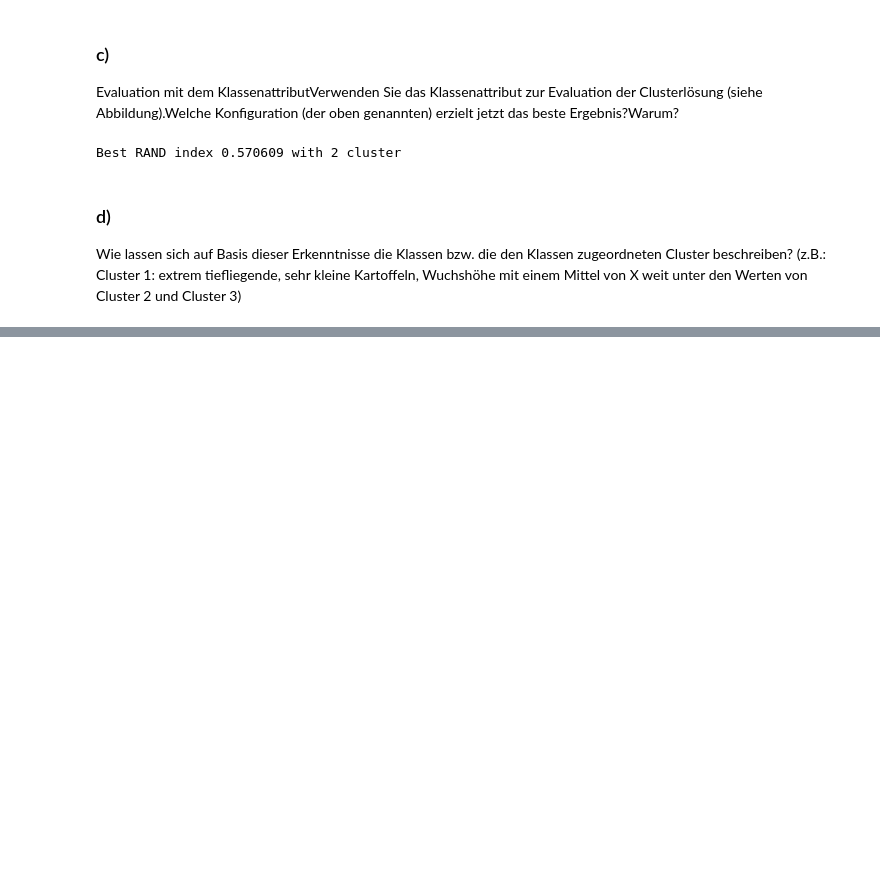
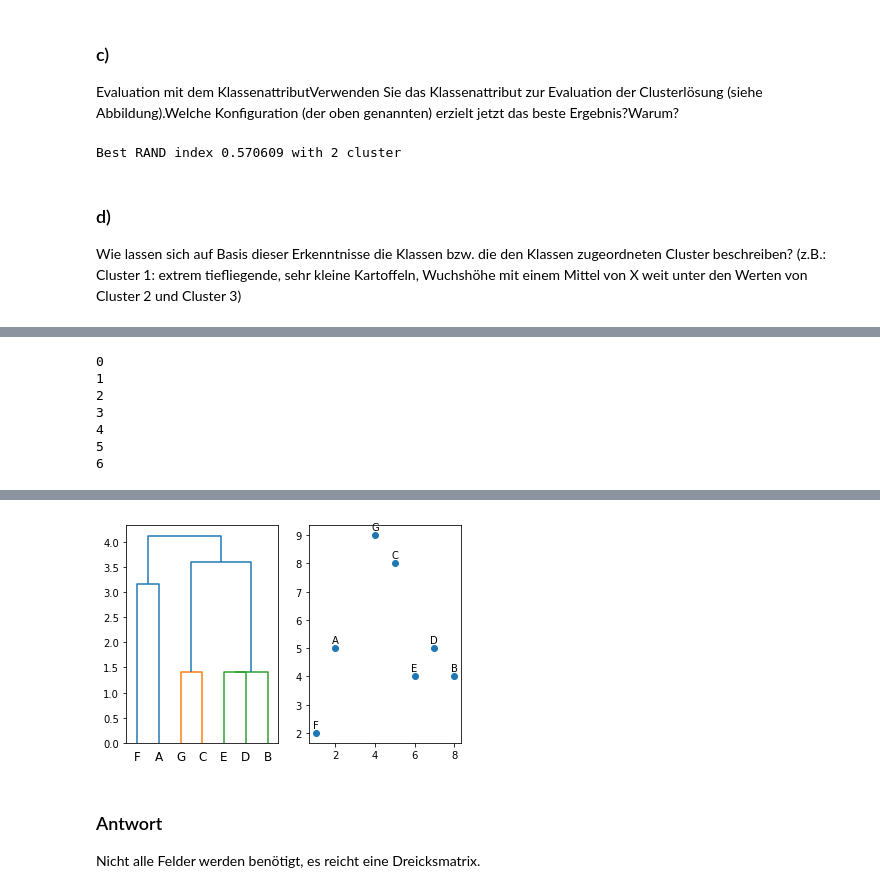
Before and after one commit to Wirtschaftsinformatik/DataMining, a Jupyter notebook: BI/Homework/Homework 3.ipynb, the cells around one changed output, grey strips where cells are left out. Drawn from its saved outputs; the diff is of its cells as text; code cells hidden in the pictures; blank space fills up the shorter version.

```diff
--- a/BI/Homework/Homework 3.ipynb
+++ b/BI/Homework/Homework 3.ipynb
@@ -261,0 +260,30 @@ jeweils zu erkennen sind.
+# %%
+import pandas as pd
+from sklearn.cluster import AgglomerativeClustering
+from scipy.cluster.hierarchy import dendrogram, linkage
+from matplotlib import pyplot as plt
+
+df = pd.DataFrame({
+	'index': ["A", "B", "C", "D", "E", "F", "G"],
+	'column_1': [2, 8, 5, 7, 6, 1, 4],
+	'column_2': [5, 4, 8, 5, 4, 2, 9]
+    # 'column_1': ["2", "8", "5", "7", "6", "1", "4"],
+	# 'column_2': ["5", "4", "8", "5", "4", "2", "9"]
+})
+print('Initial dataset\n')
+print(df)
+df = df.set_index('index')
+
+print('Final dataset\n')
+# agnes = AgglomerativeClustering(n_clusters=4,compute_distances=True, affinity="euclidean", linkage='complete').fit(df)
+# print(agnes.distances_)
+Z = linkage(df, method='complete', optimal_ordering=True)
+col_labels=["1. Punkt","2. Punkt", "Distanz", "Reihenfolge"]
+print('Linkage matrix\n')
+print(pd.DataFrame(Z, columns=col_labels))
+
+plt.clf()
+plt.figure(2, figsize=(10, 4))
+df['name'] = df.index
+col_labels=["1. Punkt","2. Punkt", "Distanz", "Reihenfolge"]
+pd.DataFrame(Z, columns=col_labels)
@@ -261,0 +317,20 @@ jeweils zu erkennen sind.
+# %%
+plt.subplot(1, 2, 1)
+
+dendrogram(Z, labels=df['name'])
+plt.subplot(1, 2, 2)
+plt.scatter(df['column_1'], df['column_2'])
+
+for n in range(0, len(df)):
+	print(n)
+	plt.annotate('{}'.format(df.iloc[n]['name']), df.iloc[n][['column_1','column_2']], xytext=(0, 3), textcoords="offset points",
+	             ha='center', va='bottom')
+fig.show()
+# %% [output]
+0
+1
+2
+3
+4
+5
+6
@@ -261,0 +338,4 @@ jeweils zu erkennen sind.
+[figure, added]
+# %% [markdown]
+### Antwort
+Nicht alle Felder werden benötigt, es reicht eine Dreicksmatrix.
```
Also changed, not shown: parts of 8 cells of this notebook.
